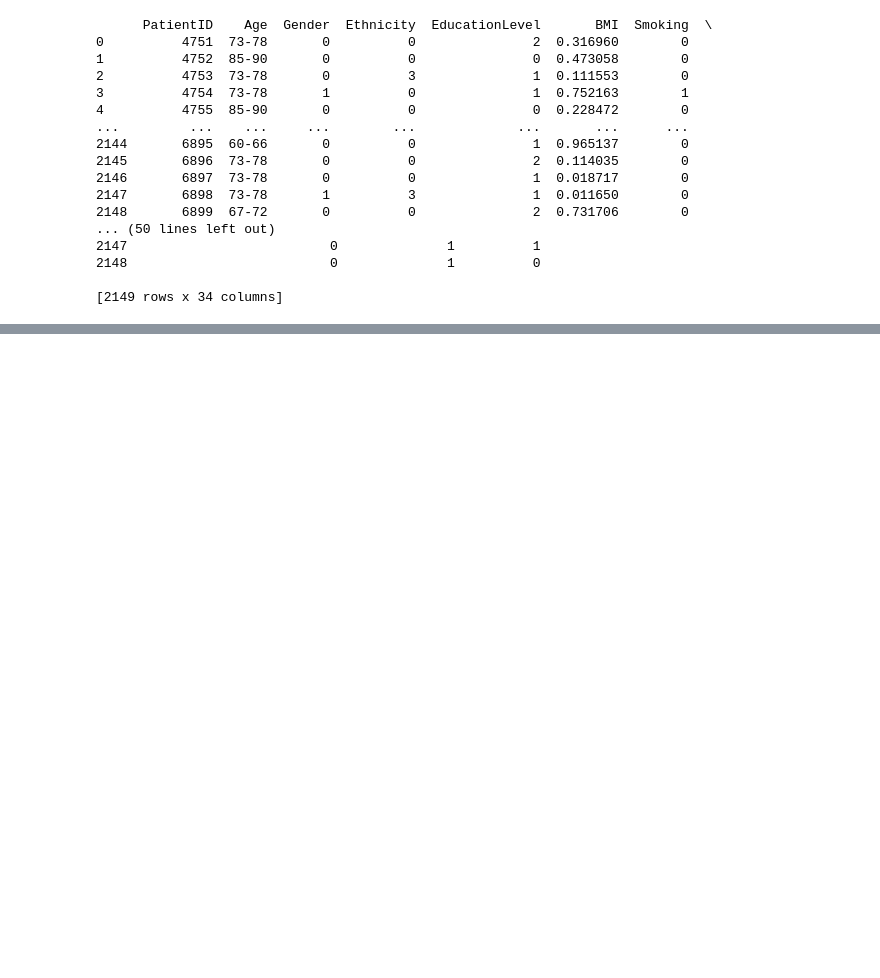
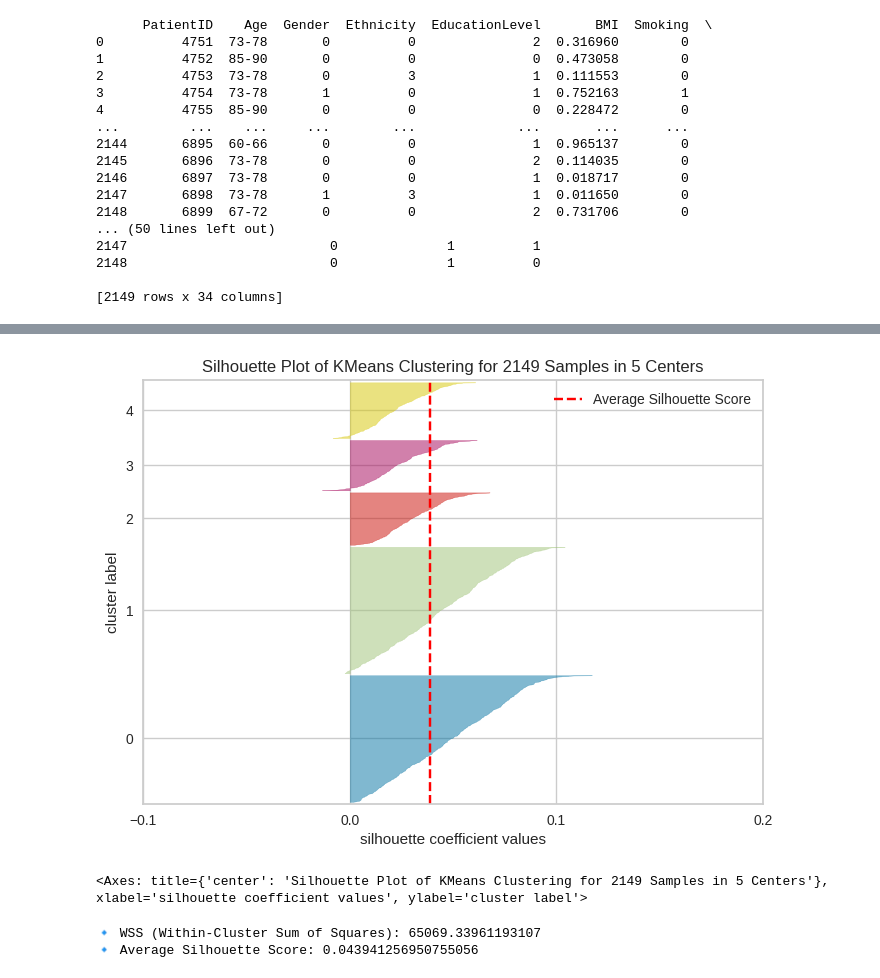
Before and after one commit to leen204/mining-project, a Jupyter notebook: Reports/Phase3.ipynb, the cells around one changed output, grey strips where cells are left out. Cells and saved outputs as stored; diff of their text form; code cells hidden in the pictures; blank space fills up the shorter version.

```diff
--- a/Reports/Phase3.ipynb
+++ b/Reports/Phase3.ipynb
@@ -627,0 +853,30 @@ print(df) #print the preprocessed version of the dataset
+# %%
+#كود الرسمه
+kmeans = KMeans(n_clusters=5,n_init='auto')
+visualizer = SilhouetteVisualizer(kmeans, colors='yellowbrick')
+visualizer.fit(df_scaled)
+visualizer.show()
+# %% [output]
+[figure, added]
+<Axes: title={'center': 'Silhouette Plot of KMeans Clustering for 2149 Samples in 5 Centers'}, xlabel='silhouette coefficient values', ylabel='cluster label'>
+# %%
+# Assign the scaled data
+X = df_scaled
+
+# Perform K-Means with K=5
+kmeans = KMeans(n_clusters=5, random_state=42, n_init='auto')
+kmeans.fit(X)
+labels = kmeans.labels_
+
+# Compute WSS (Within-Cluster Sum of Squares)
+wss = kmeans.inertia_ #يحسب مدى تقارب  النقاط داخل كل مجموعه
+
+# Compute the Average Silhouette Score
+silhouette_avg = silhouette_score(X, labels)#يحسب مدى تباعد المجموعات
+
+# Print the evaluation metrics
+print("🔹 WSS (Within-Cluster Sum of Squares):", wss)
+print("🔹 Average Silhouette Score:", silhouette_avg)
+# %% [output]
+🔹 WSS (Within-Cluster Sum of Squares): 65069.33961193107
+🔹 Average Silhouette Score: 0.043941256950755056
```
Also changed, not shown: parts of 10 cells of this notebook.
